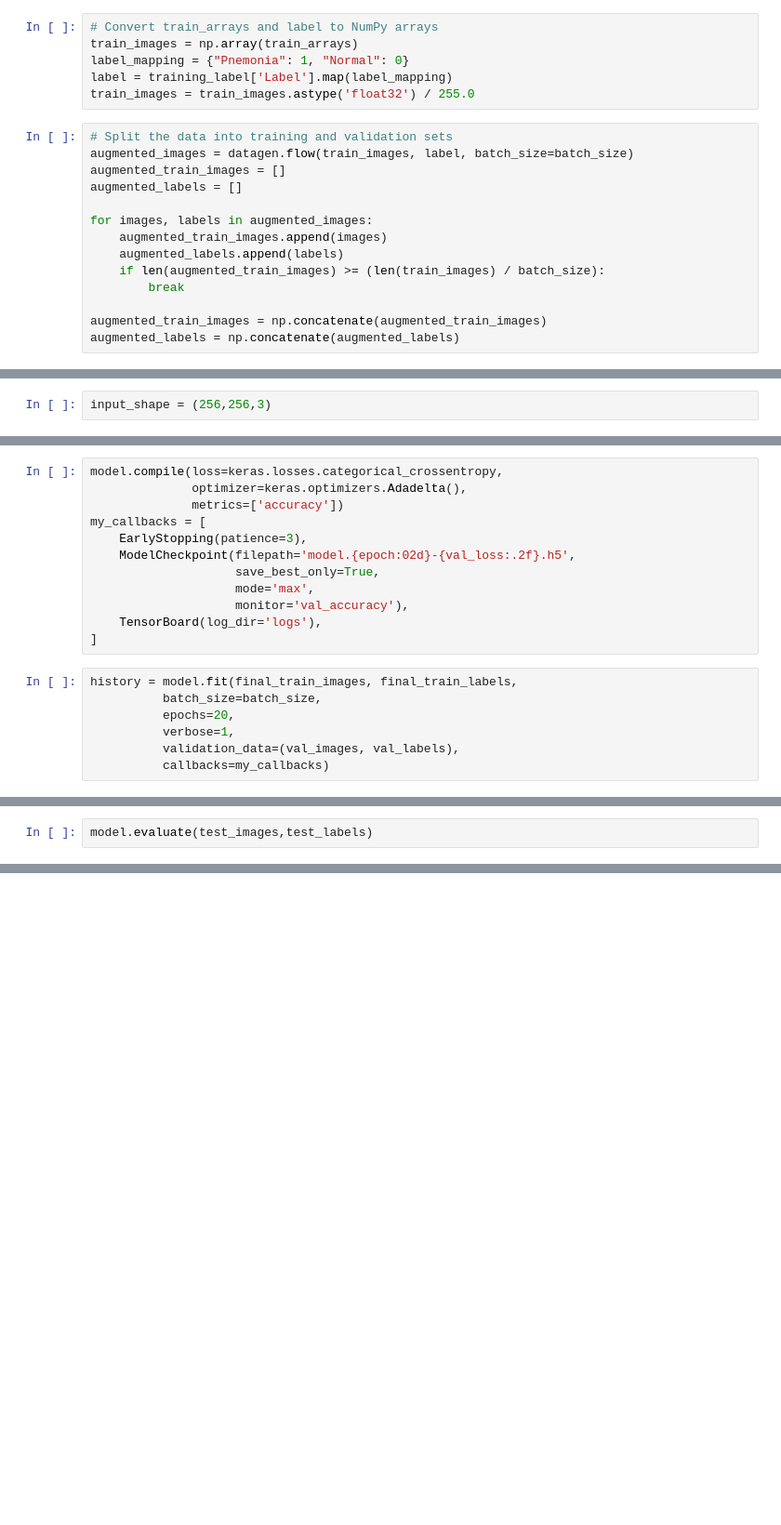
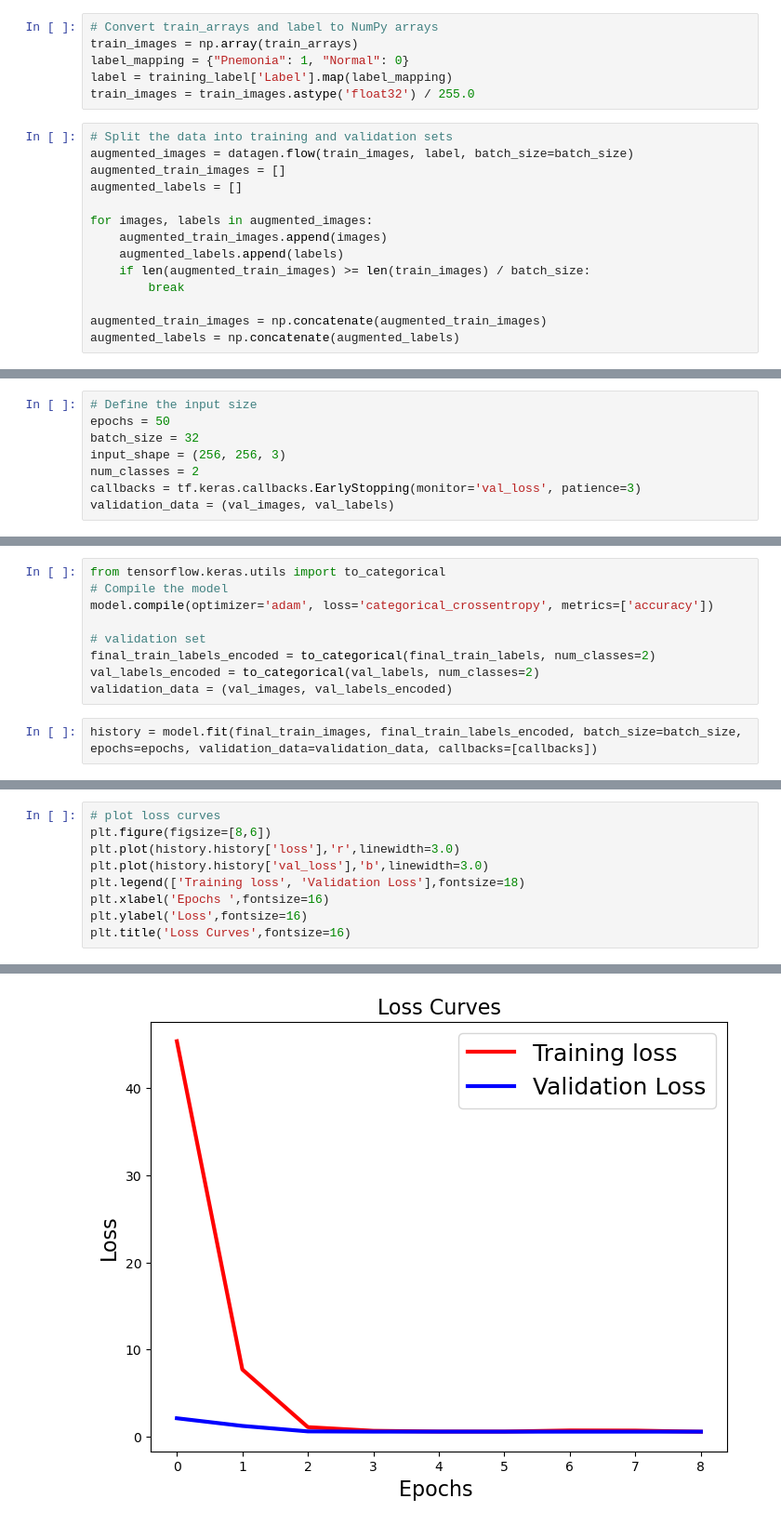
Before and after one commit to KelvinYQC/Covid_19_Classification, a Jupyter notebook: Modeling/CNN from Scratch.ipynb, the cells around one changed output, grey strips where cells are left out. Shown at 93% size. Saved outputs shown, nothing was run; the diff lists cells and outputs as text; blank space fills up the shorter version.

```diff
--- a/Modeling/CNN from Scratch.ipynb
+++ b/Modeling/CNN from Scratch.ipynb
@@ -68,7 +87,7 @@ augmented_labels = []
 for images, labels in augmented_images:
     augmented_train_images.append(images)
     augmented_labels.append(labels)
-    if len(augmented_train_images) >= (len(train_images) / batch_size):
+    if len(augmented_train_images) >= len(train_images) / batch_size:
         break
 
 augmented_train_images = np.concatenate(augmented_train_images)
@@ -113,3 +102,9 @@ val_labels.shape
 # %%
-input_shape = (256,256,3)
+# Define the input size
+epochs = 50
+batch_size = 32
+input_shape = (256, 256, 3)
+num_classes = 2
+callbacks = tf.keras.callbacks.EarlyStopping(monitor='val_loss', patience=3)
+validation_data = (val_images, val_labels)
 # %%
@@ -132,20 +139,12 @@ model.add(Dense(1, activation='softmax'))
 # %%
-model.compile(loss=keras.losses.categorical_crossentropy,
-              optimizer=keras.optimizers.Adadelta(),
-              metrics=['accuracy'])
-my_callbacks = [
-    EarlyStopping(patience=3),
-    ModelCheckpoint(filepath='model.{epoch:02d}-{val_loss:.2f}.h5',
-                    save_best_only=True,
-                    mode='max',
-                    monitor='val_accuracy'),
-    TensorBoard(log_dir='logs'),
-]
+from tensorflow.keras.utils import to_categorical
+# Compile the model
+model.compile(optimizer='adam', loss='categorical_crossentropy', metrics=['accuracy'])
+
+# validation set
+final_train_labels_encoded = to_categorical(final_train_labels, num_classes=2)
+val_labels_encoded = to_categorical(val_labels, num_classes=2)
+validation_data = (val_images, val_labels_encoded)
 # %%
-history = model.fit(final_train_images, final_train_labels,
-          batch_size=batch_size,
-          epochs=20,
-          verbose=1,
-          validation_data=(val_images, val_labels),
-          callbacks=my_callbacks)
+history = model.fit(final_train_images, final_train_labels_encoded, batch_size=batch_size, epochs=epochs, validation_data=validation_data, callbacks=[callbacks])
 # %% [output]
@@ -160,3 +170,10 @@ Epoch 4/20
 # %%
-model.evaluate(test_images,test_labels)
+# plot loss curves
+plt.figure(figsize=[8,6])
+plt.plot(history.history['loss'],'r',linewidth=3.0)
+plt.plot(history.history['val_loss'],'b',linewidth=3.0)
+plt.legend(['Training loss', 'Validation Loss'],fontsize=18)
+plt.xlabel('Epochs ',fontsize=16)
+plt.ylabel('Loss',fontsize=16)
+plt.title('Loss Curves',fontsize=16)
 # %% [output]
@@ -165 +181,2 @@ model.evaluate(test_images,test_labels)
+[figure, added]
 # %%
```
Also changed, not shown: parts of 21 cells of this notebook.
